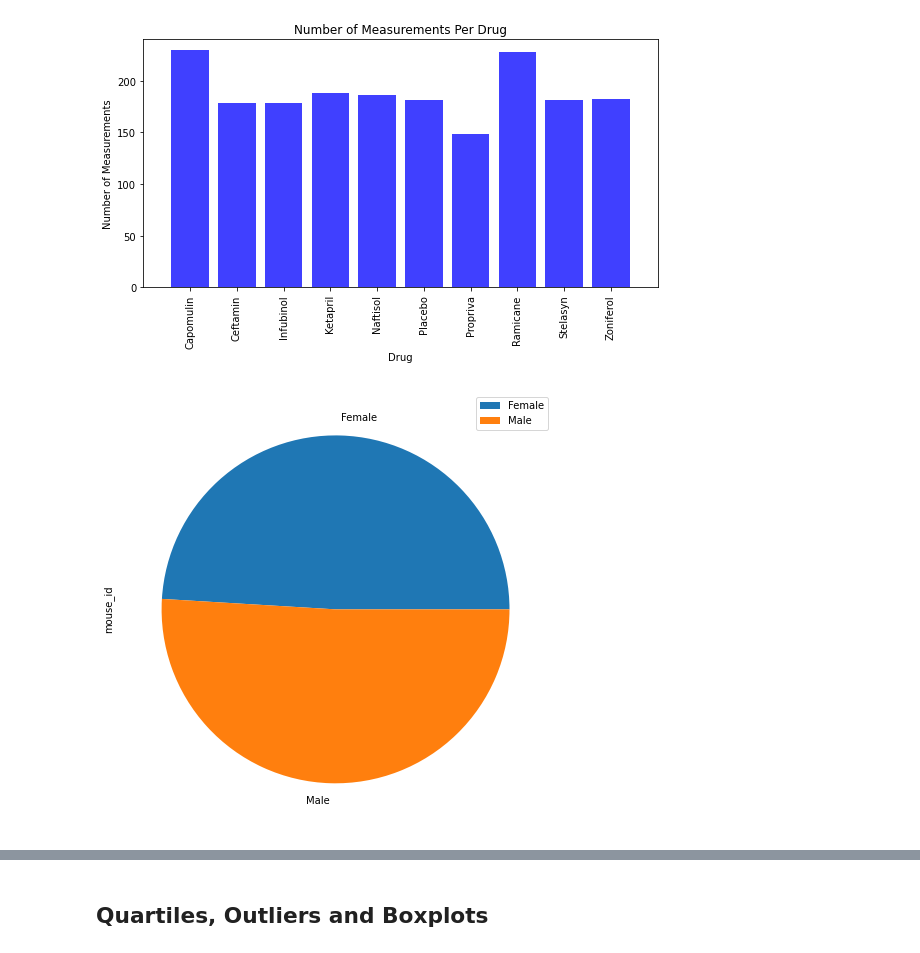
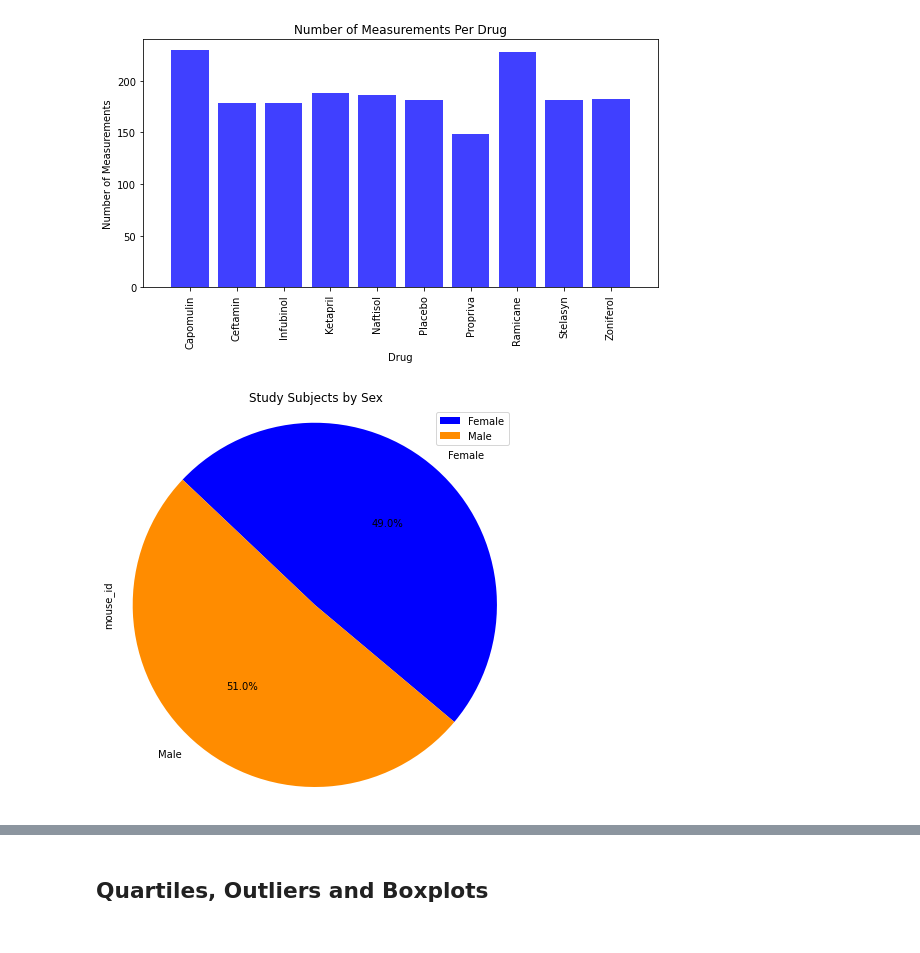
Before and after one commit to swdrich/matplotlib-challenge, a Jupyter notebook: Instructions/Pymaceuticals/pymaceuticals_starter.ipynb, the cells around one changed output, grey strips where cells are left out. Cells and saved outputs as stored; diff of their text form; code cells hidden in the pictures.

```diff
--- a/Instructions/Pymaceuticals/pymaceuticals_starter.ipynb
+++ b/Instructions/Pymaceuticals/pymaceuticals_starter.ipynb
@@ -218,10 +196,15 @@ plt.show()
 # %%
 # Generate a pie plot showing the distribution of female versus male mice using pandas
 sex_df = pd.DataFrame(mouse_cleaned_df.groupby("sex").count())
 sex_df
-plot = sex_df.plot.pie(y='mouse_id', figsize=(8, 8))
+colors = ["blue", "darkorange"]
+plot = sex_df.plot.pie(y='mouse_id', figsize=(6, 6), colors = colors, autopct = "%1.1f%%", startangle = 320)
+plt.title("Study Subjects by Sex")
+plt.axis("equal")
+plt.tight_layout()
+plt.show()
 # %% [output]
-[figure, old version]
+[figure, new version]
 # %%
 # Generate a pie plot showing the distribution of female versus male mice using pyplot
 sex_df = pd.DataFrame(mouse_cleaned_df.groupby("sex").count())
```
Also changed, not shown: parts of 39 cells of this notebook, 1 other file.
